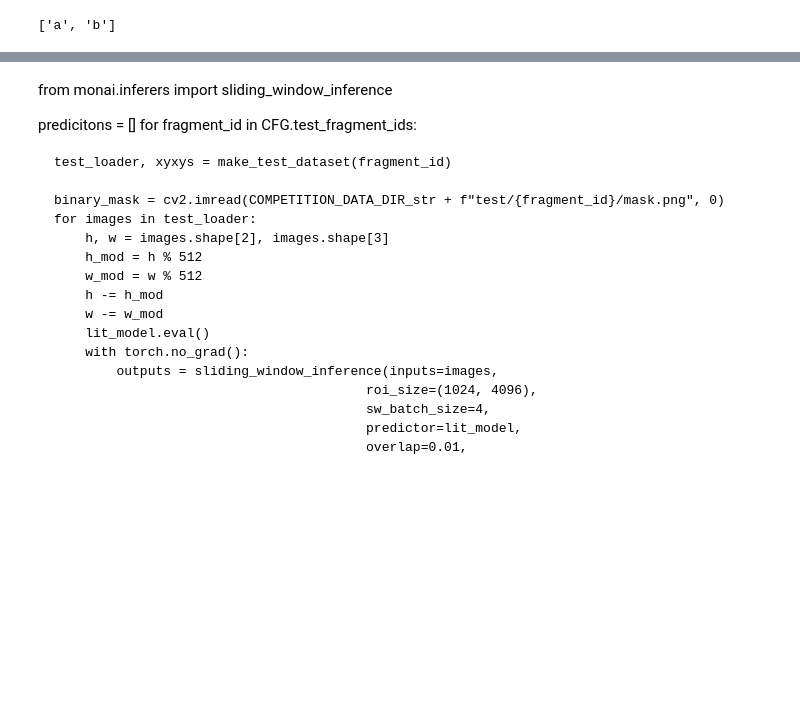
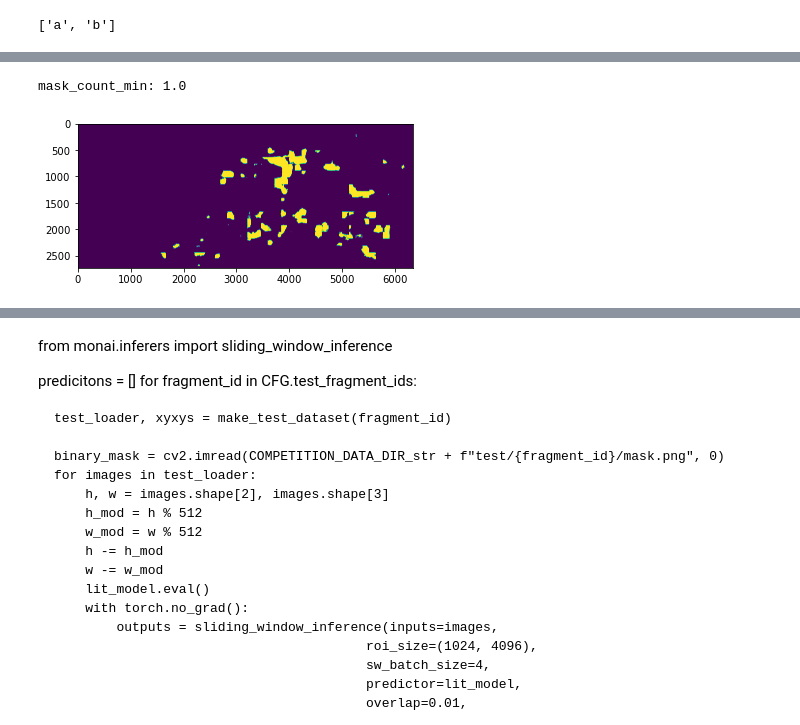
Before and after one commit to gmarus777/VESUVIUS_Challenge, a Jupyter notebook: jupyter notebooks/GCP Tile Unet Predicitons.ipynb, the cells around one changed output, grey strips where cells are left out. Cells and saved outputs as stored; diff of their text form; code cells hidden in the pictures; blank space fills up the shorter version.

```diff
--- a/jupyter notebooks/GCP Tile Unet Predicitons.ipynb
+++ b/jupyter notebooks/GCP Tile Unet Predicitons.ipynb
@@ -48,7 +50,8 @@ warnings.filterwarnings('ignore', category=UserWarning, message='TypedStorage is
 # %%
 COMPETITION_DATA_DIR_str =  "kaggle/input/vesuvius-challenge-ink-detection/"
+SAMPLE_SUBMISSION = 'kaggle/input/vesuvius-challenge-ink-detection/sample_submission.csv'
 PATCH_SIZE = 256
-Z_DIM = 32
+Z_DIM = 48
 # %%
 fragment_ids = sorted(os.listdir(COMPETITION_DATA_DIR_str + 'test'))
 fragment_ids
@@ -60,7 +63,7 @@ class CFG:
     train_fragment_id=[2,3]
     val_fragment_id=[1]
     batch_size = 32
-    patch_size = 256
+    patch_size = PATCH_SIZE
     z_dim = Z_DIM
     stride = patch_size // 2
     #comp_dataset_path = COMPETITION_DATA_DIR
@@ -71,7 +74,7 @@ class CFG:
 lit_model = UNET_TILE_lit(
         use_wandb = False,
         z_dim = Z_DIM,
-        patch_size = (256,256),
+        patch_size = (PATCH_SIZE,PATCH_SIZE),
         sw_batch_size=8 ,
         eta_min = 1e-7,
         t_max = 120,
@@ -81,8 +84,8 @@ lit_model = UNET_TILE_lit(
         gamma = 0.85,)
 
 
-lit_model = lit_model.load_from_checkpoint('logs/EFFB3_512X2_1024_Tile_16_256patch/epoch61.ckpt',
-                                           patch_size = (256,256),
+lit_model = lit_model.load_from_checkpoint('logs/48z_BCE04+05Tver_MUnetB4_64to768/last.ckpt',
+                                           patch_size = (PATCH_SIZE,PATCH_SIZE),
                                            use_wandb=False,
                                           sw_batch_size = 4,
                                           ).to(DEVICE)
@@ -346,0 +208,67 @@ mask_count_min: 1.0
+# %%
+THRESHOLD =0.4
+results = []
+for fragment_id in CFG.test_fragment_ids:
+
+    test_loader, xyxys = make_test_dataset(fragment_id)
+
+    binary_mask = cv2.imread(COMPETITION_DATA_DIR_str + f"test/{fragment_id}/mask.png", 0)
+    binary_mask = (binary_mask / 255).astype(int)
+    binary_mask = torch.tensor(binary_mask)#.to(DEVICE)
+
+    ori_h = binary_mask.shape[0]
+    ori_w = binary_mask.shape[1]
+    # mask = mask / 255
+
+    pad0 = (CFG.patch_size - binary_mask.shape[0] % CFG.patch_size)
+    pad1 = (CFG.patch_size - binary_mask.shape[1] % CFG.patch_size)
+
+    binary_mask = np.pad(binary_mask, [(0, pad0), (0, pad1)], constant_values=0)
+
+    mask_pred = torch.zeros(binary_mask.shape).to(DEVICE)
+    mask_count = torch.zeros(binary_mask.shape).to(DEVICE)
+
+    for step, (images) in tqdm(enumerate(test_loader), total=len(test_loader)):
+        images = images.to(DEVICE)
+        batch_size = images.size(0)
+
+        with torch.no_grad():
+            y_preds = lit_model(images)
+            #y_preds = torch.sigmoid(y_preds)
+            #y_preds = y_preds.numpy()
+            #print(type(y_preds))
+
+        start_idx = step*CFG.batch_size
+        end_idx = start_idx + batch_size
+        #xyxys = torch.from_numpy(xyxys)
+        for i, (x1, y1, x2, y2) in enumerate(xyxys[start_idx:end_idx]):
+            mask_pred[y1:y2, x1:x2] += y_preds[i].squeeze(0)
+            mask_count[y1:y2, x1:x2] += torch.ones((CFG.patch_size, CFG.patch_size)).to(DEVICE)
+
+    plt.imshow(mask_count.to('cpu'))
+    plt.show()
+
+    print(f'mask_count_min: {mask_count.min()}')
+    mask_pred /= mask_count
+
+    mask_pred = mask_pred[:ori_h, :ori_w]
+    binary_mask = binary_mask[:ori_h, :ori_w]
+
+    mask_pred = mask_pred.to('cpu').numpy()
+    mask_pred = (mask_pred >= THRESHOLD).astype(int)
+    mask_pred *= binary_mask
+
+    plt.imshow(mask_pred)
+    plt.show()
+
+    inklabels_rle = rle(mask_pred)
+
+    results.append( inklabels_rle)
+
+
+    del mask_pred, mask_count
+    del test_loader
+
+    gc.collect()
+    torch.cuda.empty_cache()
+# %% [output]
@@ -346,0 +276,2 @@ mask_count_min: 1.0
+mask_count_min: 1.0
+[figure, added]
```
Also changed, not shown: parts of 8 cells of this notebook, 2 other files.
